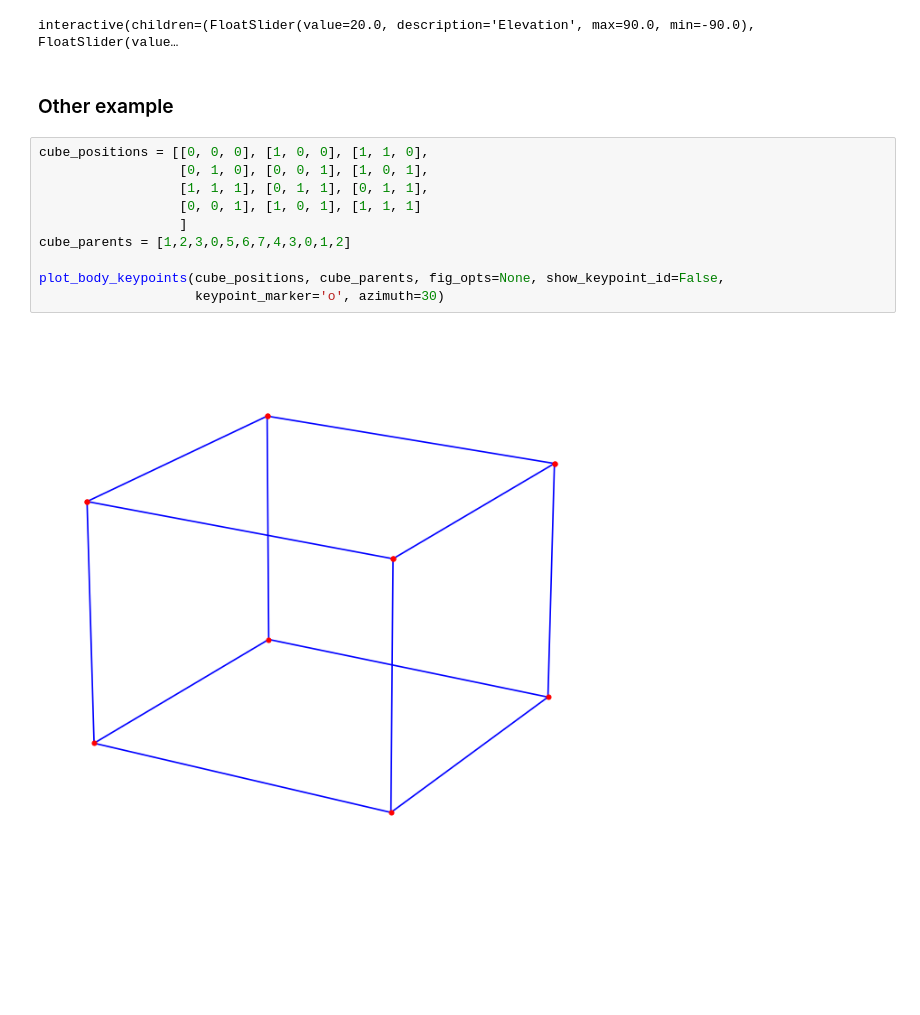
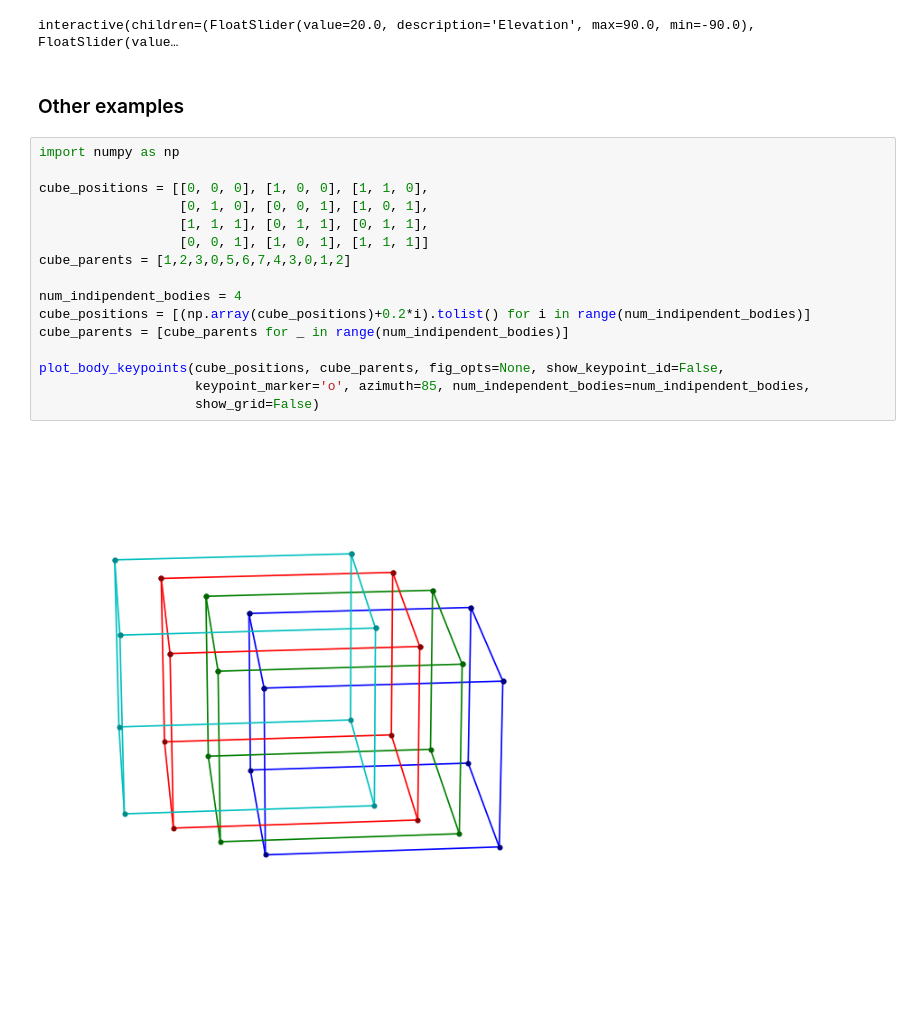
Before and after one commit to MichaelVanuzzo/hmp_utils, a Jupyter notebook: demo_notebooks/static_visualization_demo.ipynb, the cells around one changed output. Drawn from its saved outputs; the diff is of its cells as text; blank space fills up the shorter version.

Commit message:
fix static plot ranges. update demo notebooks

```diff
--- a/demo_notebooks/static_visualization_demo.ipynb
+++ b/demo_notebooks/static_visualization_demo.ipynb
@@ -50,16 +54,22 @@ interactive_plot_body_keypoints(keypoints_positions, SMPL_PARENTS)
 # %% [output]
 interactive(children=(FloatSlider(value=20.0, description='Elevation', max=90.0, min=-90.0), FloatSlider(value…
 # %% [markdown]
-### Other example
+### Other examples
 # %%
+import numpy as np
+
 cube_positions = [[0, 0, 0], [1, 0, 0], [1, 1, 0],
                   [0, 1, 0], [0, 0, 1], [1, 0, 1],
                   [1, 1, 1], [0, 1, 1], [0, 1, 1],
-                  [0, 0, 1], [1, 0, 1], [1, 1, 1]
-                  ]
+                  [0, 0, 1], [1, 0, 1], [1, 1, 1]]
 cube_parents = [1,2,3,0,5,6,7,4,3,0,1,2]
 
+num_indipendent_bodies = 4
+cube_positions = [(np.array(cube_positions)+0.2*i).tolist() for i in range(num_indipendent_bodies)]
+cube_parents = [cube_parents for _ in range(num_indipendent_bodies)]
+
 plot_body_keypoints(cube_positions, cube_parents, fig_opts=None, show_keypoint_id=False,
-                    keypoint_marker='o', azimuth=30)
+                    keypoint_marker='o', azimuth=85, num_independent_bodies=num_indipendent_bodies,
+                    show_grid=False)
 # %% [output]
-[figure, old version]
+[figure, new version]
```
Also changed, not shown: parts of 6 cells of this notebook, 2 other files.
